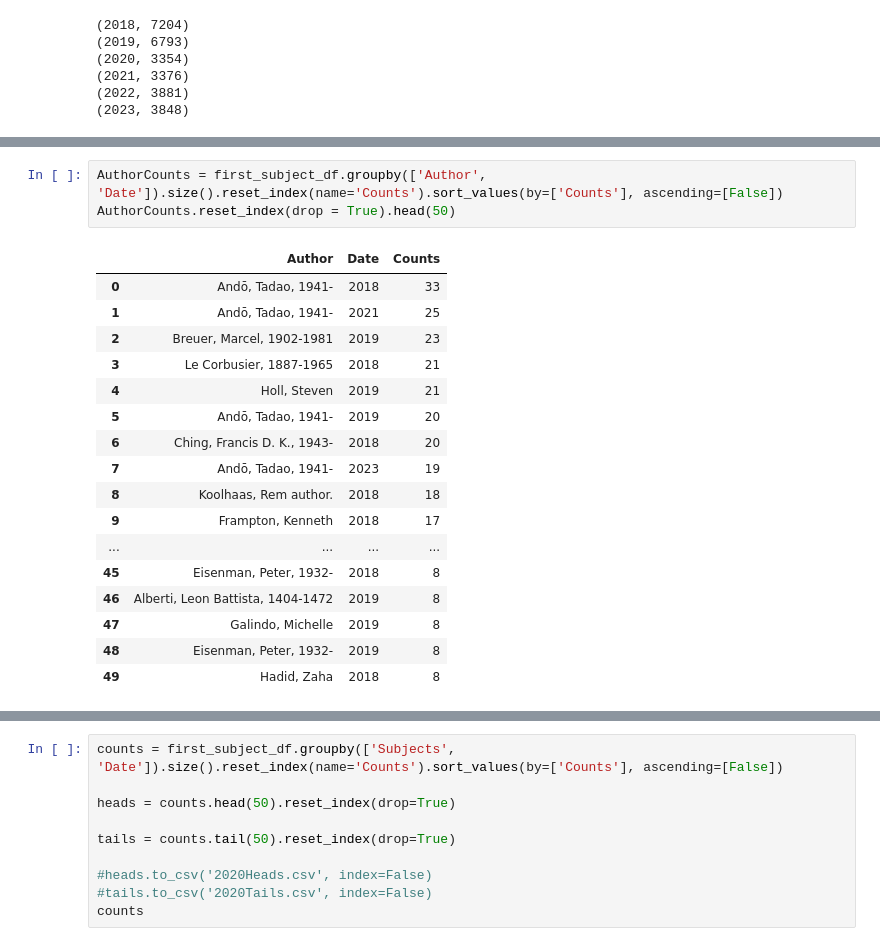
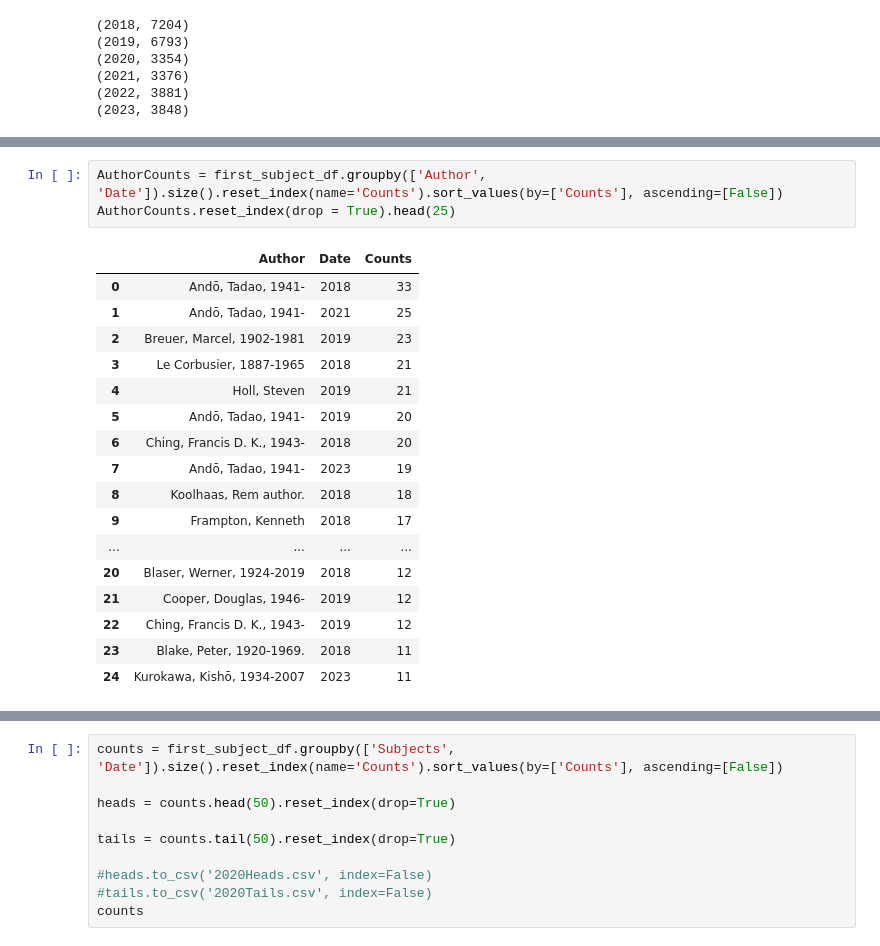
Before and after one commit to senderrr/Architecture, a Jupyter notebook: ArchitectureNotebook2023.ipynb, the cells around one changed output, grey strips where cells are left out. Saved outputs shown, nothing was run; the diff lists cells and outputs as text.

```diff
--- a/ArchitectureNotebook2023.ipynb
+++ b/ArchitectureNotebook2023.ipynb
@@ -217,21 +331,21 @@ Length: 6200, dtype: int64
 # %%
 AuthorCounts = first_subject_df.groupby(['Author', 'Date']).size().reset_index(name='Counts').sort_values(by=['Counts'], ascending=[False])
-AuthorCounts.reset_index(drop = True).head(50)
+AuthorCounts.reset_index(drop = True).head(25)
 # %% [output]
 |  | Author | Date | Counts |
 | 0 | Andō, Tadao, 1941- | 2018 | 33 |
 | 1 | Andō, Tadao, 1941- | 2021 | 25 |
 | 2 | Breuer, Marcel, 1902-1981 | 2019 | 23 |
 | 3 | Le Corbusier, 1887-1965 | 2018 | 21 |
 | 4 | Holl, Steven | 2019 | 21 |
 | 5 | Andō, Tadao, 1941- | 2019 | 20 |
 | 6 | Ching, Francis D. K., 1943- | 2018 | 20 |
 | 7 | Andō, Tadao, 1941- | 2023 | 19 |
 | 8 | Koolhaas, Rem author. | 2018 | 18 |
 | 9 | Frampton, Kenneth | 2018 | 17 |
 | ... | ... | ... | ... |
-| 45 | Eisenman, Peter, 1932- | 2018 | 8 |
-| 46 | Alberti, Leon Battista, 1404-1472 | 2019 | 8 |
-| 47 | Galindo, Michelle | 2019 | 8 |
-| 48 | Eisenman, Peter, 1932- | 2019 | 8 |
-| 49 | Hadid, Zaha | 2018 | 8 |
+| 20 | Blaser, Werner, 1924-2019 | 2018 | 12 |
+| 21 | Cooper, Douglas, 1946- | 2019 | 12 |
+| 22 | Ching, Francis D. K., 1943- | 2019 | 12 |
+| 23 | Blake, Peter, 1920-1969. | 2018 | 11 |
+| 24 | Kurokawa, Kishō, 1934-2007 | 2023 | 11 |
```
Also changed, not shown: parts of 13 cells of this notebook, 1 other file.
